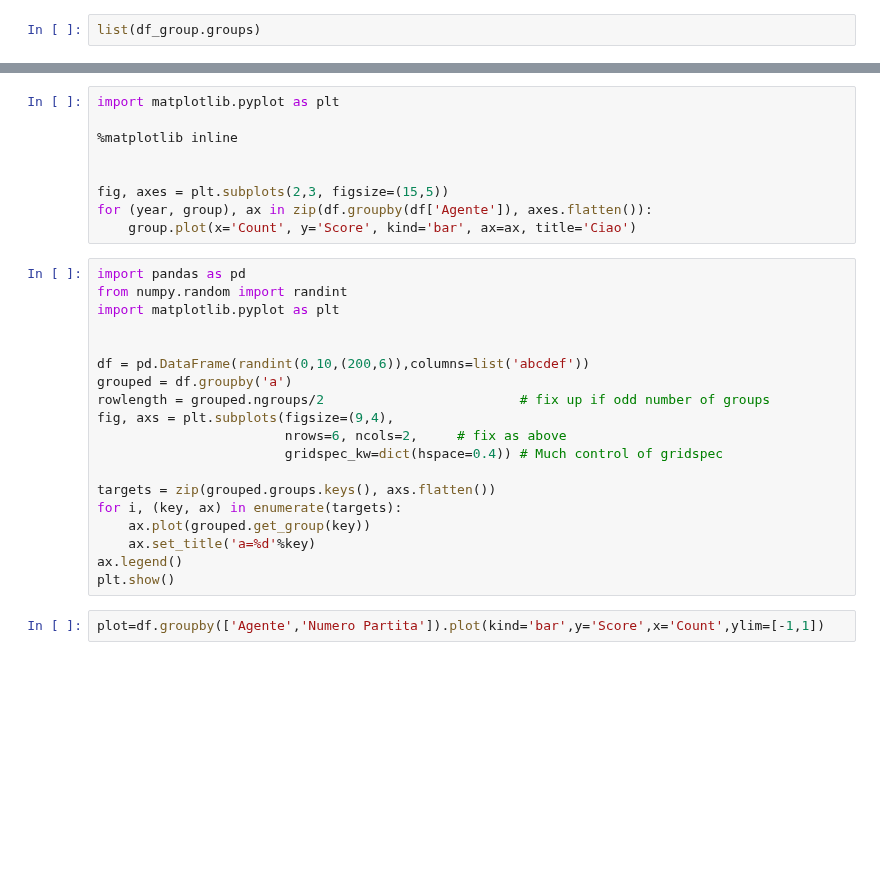
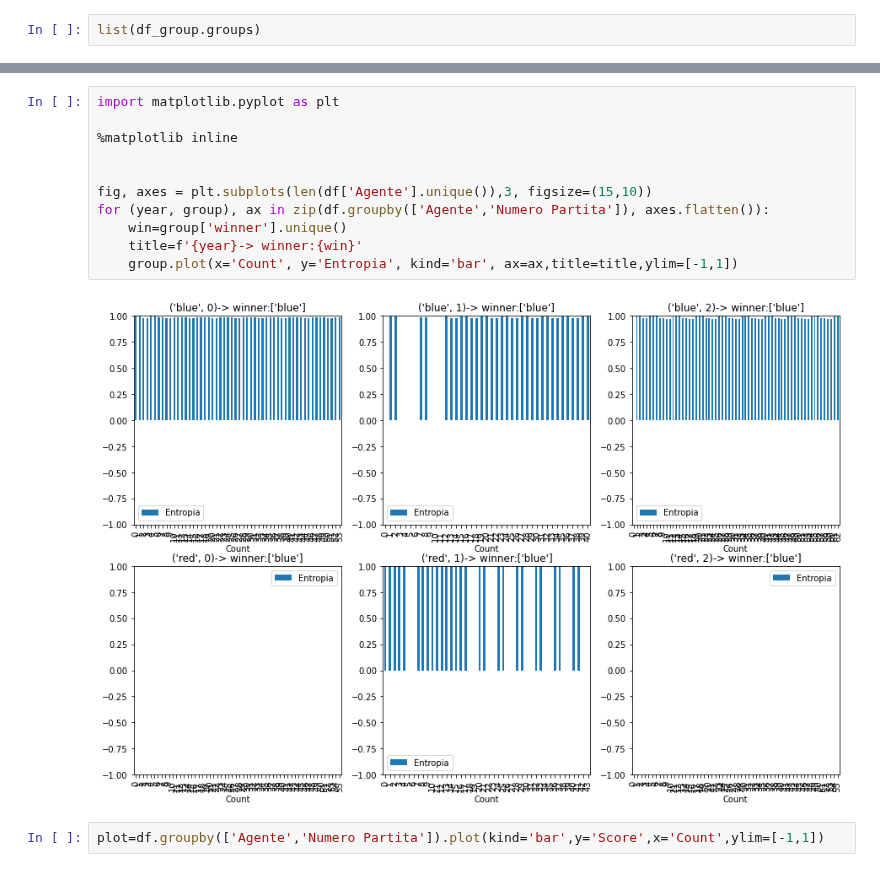
Before and after one commit to IDSIA/NewTechnoWar, a Jupyter notebook: code/AnalysisEntropyRegressor.ipynb, the cells around one changed output, grey strips where cells are left out. Saved outputs shown, nothing was run; the diff lists cells and outputs as text; blank space fills up the shorter version.

```diff
--- a/code/AnalysisEntropyRegressor.ipynb
+++ b/code/AnalysisEntropyRegressor.ipynb
@@ -57,31 +76,16 @@ pd.pivot_table(df.reset_index(),
 # %%
 import matplotlib.pyplot as plt
 
 %matplotlib inline
 
 
-fig, axes = plt.subplots(2,3, figsize=(15,5))
-for (year, group), ax in zip(df.groupby(df['Agente']), axes.flatten()):
-    group.plot(x='Count', y='Score', kind='bar', ax=ax, title='Ciao')
+fig, axes = plt.subplots(len(df['Agente'].unique()),3, figsize=(15,10))
+for (year, group), ax in zip(df.groupby(['Agente','Numero Partita']), axes.flatten()):
+    win=group['winner'].unique()
+    title=f'{year}-> winner:{win}'
+    group.plot(x='Count', y='Entropia', kind='bar', ax=ax,title=title,ylim=[-1,1])
+# %% [output]
+[figure, added]
-# %%
-import pandas as pd
-from numpy.random import randint
-import matplotlib.pyplot as plt
-
-
-df = pd.DataFrame(randint(0,10,(200,6)),columns=list('abcdef'))
-grouped = df.groupby('a')
-rowlength = grouped.ngroups/2                         # fix up if odd number of groups
-fig, axs = plt.subplots(figsize=(9,4),
-                        nrows=6, ncols=2,     # fix as above
-                        gridspec_kw=dict(hspace=0.4)) # Much control of gridspec
-
-targets = zip(grouped.groups.keys(), axs.flatten())
-for i, (key, ax) in enumerate(targets):
-    ax.plot(grouped.get_group(key))
-    ax.set_title('a=%d'%key)
-ax.legend()
-plt.show()
 # %%
 plot=df.groupby(['Agente','Numero Partita']).plot(kind='bar',y='Score',x='Count',ylim=[-1,1])
 # %%
```
Also changed, not shown: parts of 22 cells of this notebook.
